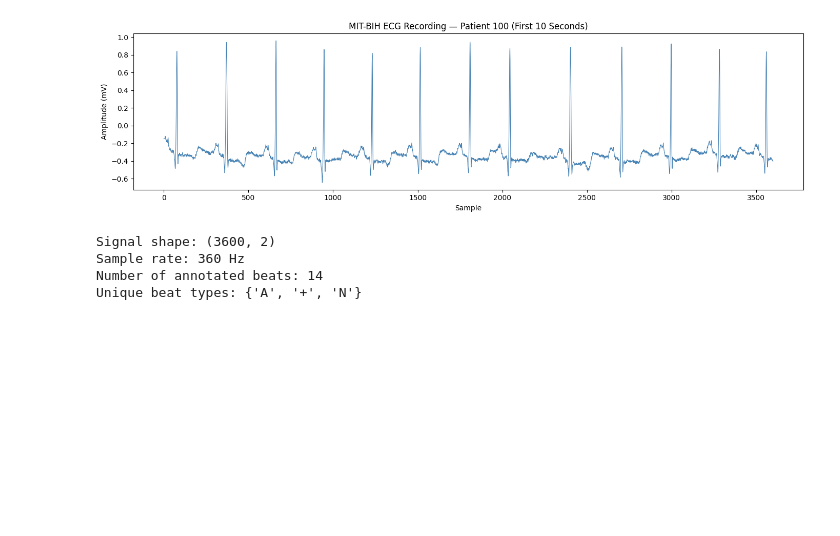
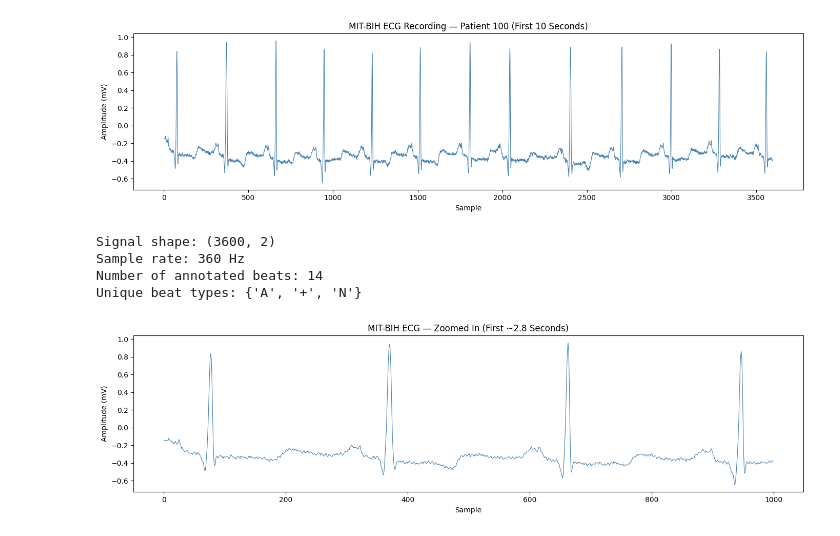
Before and after one commit to rjoseph-bme/ppg-arrhythmia-classifier, a Jupyter notebook: notebooks/01_data_exploration.ipynb, the cells around one changed output. Cells and saved outputs as stored; diff of their text form; code cells hidden in the pictures; blank space fills up the shorter version.

```diff
--- a/notebooks/01_data_exploration.ipynb
+++ b/notebooks/01_data_exploration.ipynb
@@ -1,34 +1,41 @@
 # %%
 import wfdb
 import matplotlib.pyplot as plt
 import os
 
-# This fixes the path issue — tells Python to look one folder up from notebooks
-os.chdir('..')
+BASE_DIR = os.path.expanduser('~/Documents/ppg-arrhythmia-classifier')
 
-# Load patient record 100 (first recording in the database)
-record = wfdb.rdrecord('data/mitdb/100', sampto=3600)
+# Load patient record
+record = wfdb.rdrecord(f'{BASE_DIR}/data/mitdb/100', sampto=3600)
 
-# Load the annotations (labels for each heartbeat)
-annotation = wfdb.rdann('data/mitdb/100', 'atr', sampto=3600)
+# Load annotations
+annotation = wfdb.rdann(f'{BASE_DIR}/data/mitdb/100', 'atr', sampto=3600)
 
-# Plot the signal
+# Plot
 plt.figure(figsize=(14, 4))
 plt.plot(record.p_signal[:, 0], color='steelblue', linewidth=0.8)
 plt.title('MIT-BIH ECG Recording — Patient 100 (First 10 Seconds)')
 plt.xlabel('Sample')
 plt.ylabel('Amplitude (mV)')
 plt.tight_layout()
 plt.show()
 
-# Print some basic info
 print(f"Signal shape: {record.p_signal.shape}")
 print(f"Sample rate: {record.fs} Hz")
 print(f"Number of annotated beats: {len(annotation.sample)}")
 print(f"Unique beat types: {set(annotation.symbol)}")
+
+plt.figure(figsize=(14, 4))
+plt.plot(record.p_signal[:1000, 0], color='steelblue', linewidth=0.8)
+plt.title('MIT-BIH ECG — Zoomed In (First ~2.8 Seconds)')
+plt.xlabel('Sample')
+plt.ylabel('Amplitude (mV)')
+plt.tight_layout()
+plt.show()
 # %% [output]
 [figure]
 Signal shape: (3600, 2)
 Sample rate: 360 Hz
 Number of annotated beats: 14
 Unique beat types: {'A', '+', 'N'}
+[figure, added]
```
Also changed, not shown: 2 other files.
